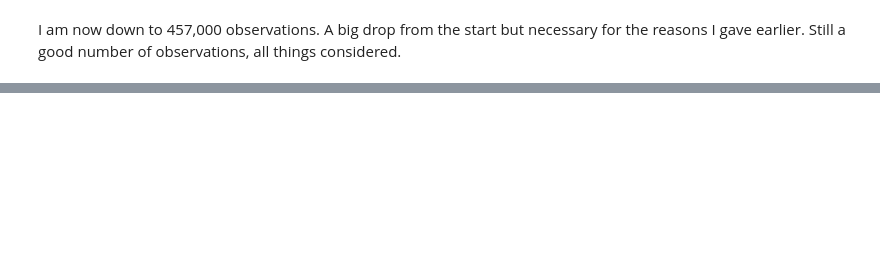
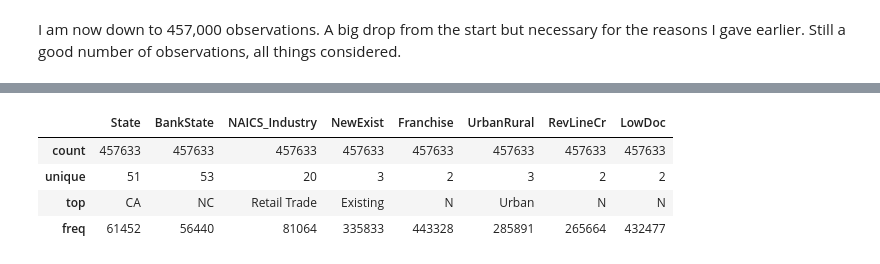
Before and after one commit to ik-okoro/SBA-Loans, a Jupyter notebook: SBA Loans Model.ipynb, the cells around one changed output, grey strips where cells are left out. Drawn from its saved outputs; the diff is of its cells as text; code cells hidden in the pictures; blank space fills up the shorter version.

```diff
--- a/SBA Loans Model.ipynb
+++ b/SBA Loans Model.ipynb
@@ -661,0 +922,8 @@ I am now down to 457,000 observations. A big drop from the start but necessary f
+# %%
+df.describe(exclude = ["number", "datetime"], datetime_is_numeric= True)
+# %% [output]
+|  | State | BankState | NAICS_Industry | NewExist | Franchise | UrbanRural | RevLineCr | LowDoc |
+| count | 457633 | 457633 | 457633 | 457633 | 457633 | 457633 | 457633 | 457633 |
+| unique | 51 | 53 | 20 | 3 | 2 | 3 | 2 | 2 |
+| top | CA | NC | Retail Trade | Existing | N | Urban | N | N |
+| freq | 61452 | 56440 | 81064 | 335833 | 443328 | 285891 | 265664 | 432477 |
```
Also changed, not shown: parts of 40 cells of this notebook.
